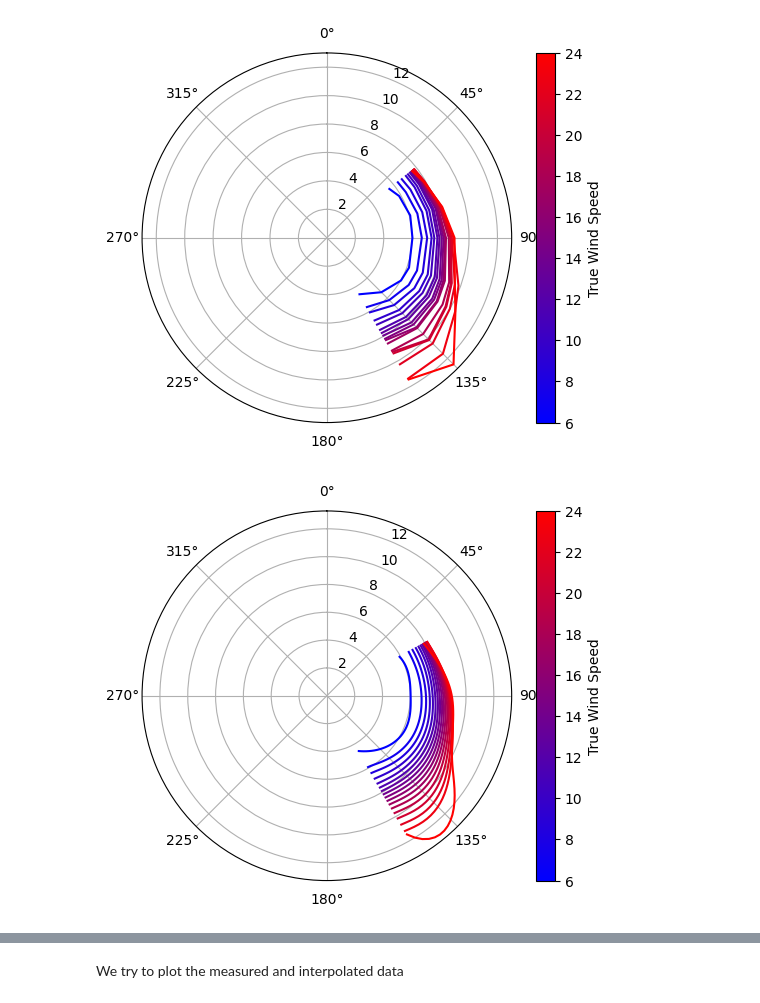
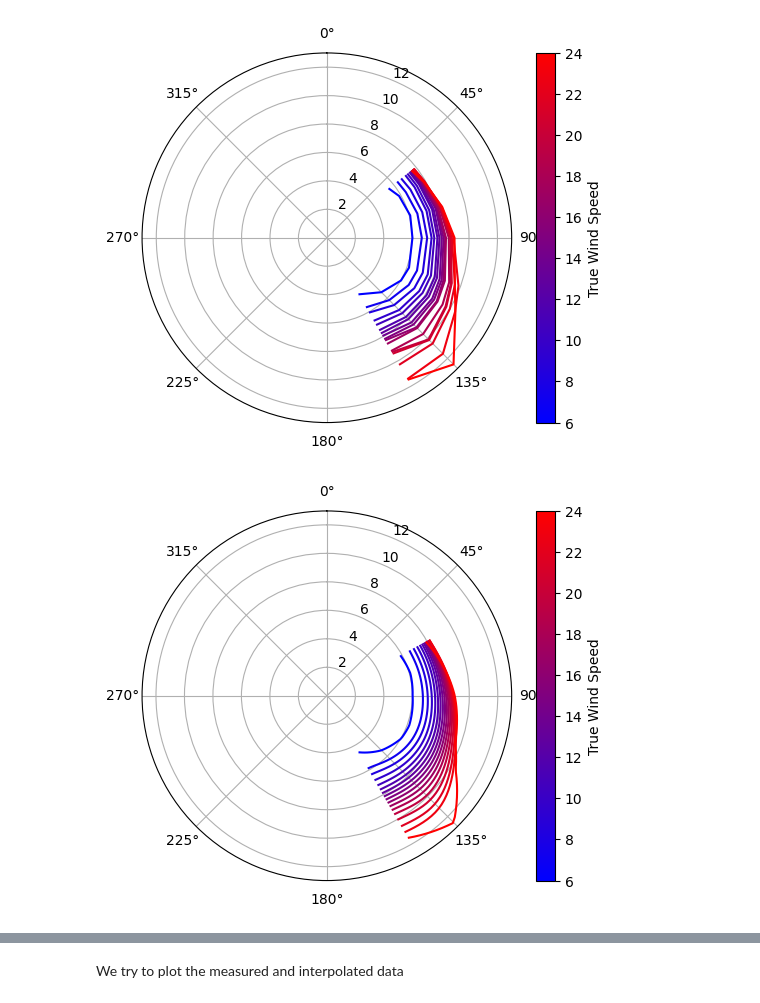
Before and after one commit to deDavil/bachelor-thesis, a Jupyter notebook: main.ipynb, the cells around one changed output, grey strips where cells are left out. Saved outputs shown, nothing was run; the diff lists cells and outputs as text; code cells hidden in the pictures.

Commit message:
Comparison of a few linear interpolation methods

```diff
--- a/main.ipynb
+++ b/main.ipynb
@@ -143 +156,6 @@ print(pd2)
+# %%
+original = from_csv("data/J112E_polars.csv", fmt="orc")
+pl = from_csv("data/piecewise_linear_interpolation.csv", fmt="orc")
+bi = from_csv("data/bilinear_interpolation.csv", fmt="orc")
+cubic = from_csv("data/cubic_interpolation.csv", fmt="orc")
 # %%
@@ -147,6 +163,6 @@ plot_polar(pd, ws=[6, 24], n_steps=15, colors=('blue', 'red'), show_legend=True)
 # %% [output]
 [figure]
 # %%
-plot_polar(pd2, ws=[6, 24], n_steps=15, colors=('blue', 'red'), show_legend=True)
+plot_polar(pl, ws=[6, 24], n_steps=15, colors=('blue', 'red'), show_legend=True)
 # %% [output]
-[figure, old version]
+[figure, new version]
```
Also changed, not shown: parts of 9 cells of this notebook, 6 other files.
